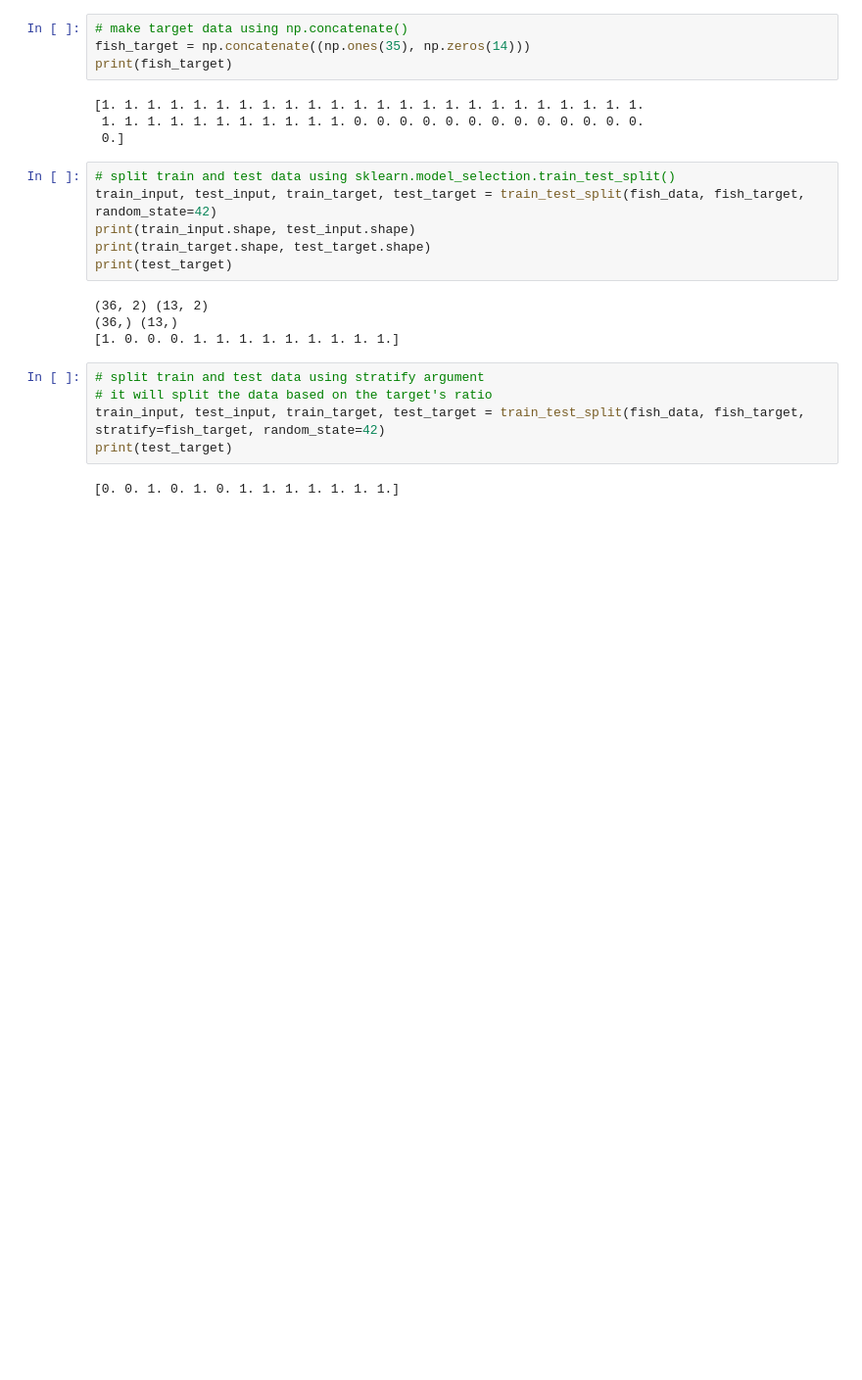
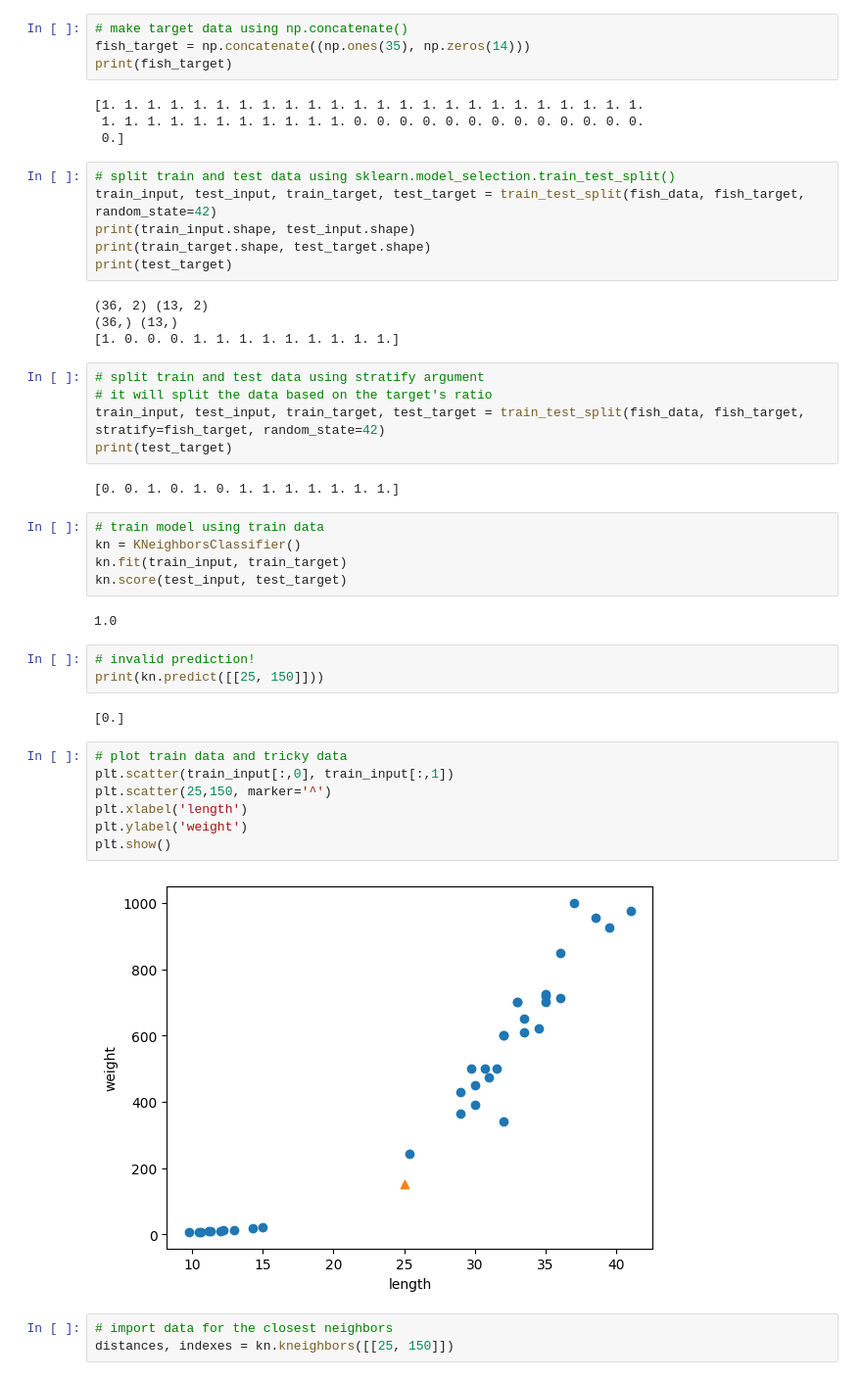
Before and after one commit to Junha9/AI, a Jupyter notebook: Self_Learning_ML_DL/Chapter_02_2.ipynb, the cells around one changed output. Shown at 98% size. Drawn from its saved outputs; the diff is of its cells as text; blank space fills up the shorter version.

Commit message:
progress on chapter 2 - data normalization

```diff
--- a/Self_Learning_ML_DL/Chapter_02_2.ipynb
+++ b/Self_Learning_ML_DL/Chapter_02_2.ipynb
@@ -56,3 +58,27 @@ train_input, test_input, train_target, test_target = train_test_split(fish_data,
 print(test_target)
 # %% [output]
 [0. 0. 1. 0. 1. 0. 1. 1. 1. 1. 1. 1. 1.]
+# %%
+# train model using train data
+kn = KNeighborsClassifier()
+kn.fit(train_input, train_target)
+kn.score(test_input, test_target)
+# %% [output]
+1.0
+# %%
+# invalid prediction!
+print(kn.predict([[25, 150]]))
+# %% [output]
+[0.]
+# %%
+# plot train data and tricky data
+plt.scatter(train_input[:,0], train_input[:,1])
+plt.scatter(25,150, marker='^')
+plt.xlabel('length')
+plt.ylabel('weight')
+plt.show()
+# %% [output]
+[figure, added]
+# %%
+# import data for the closest neighbors
+distances, indexes = kn.kneighbors([[25, 150]])
```
Also changed, not shown: parts of 5 cells of this notebook.
